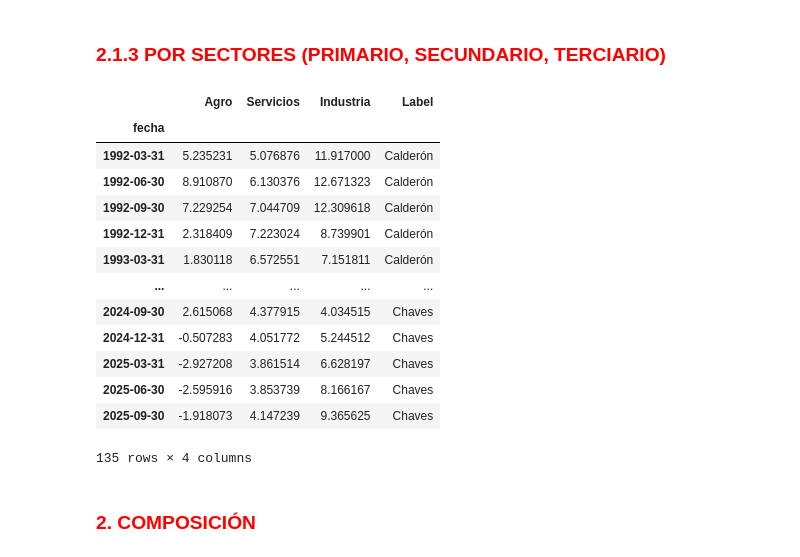
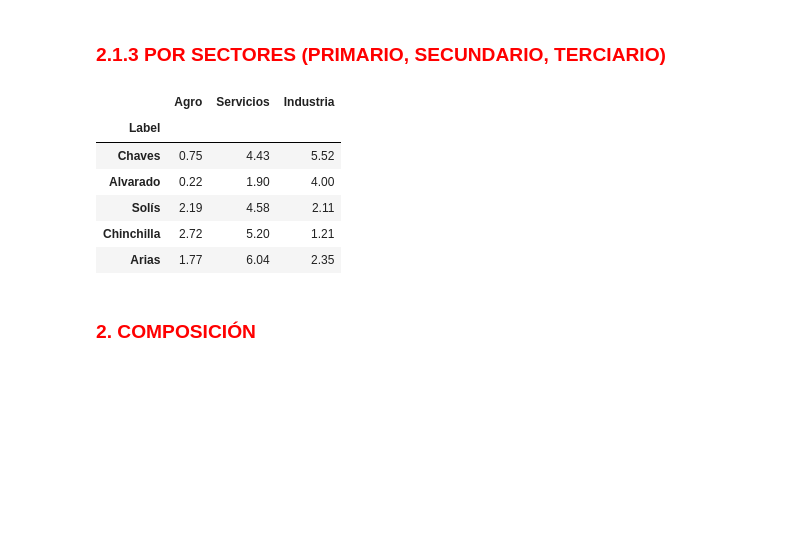
Before and after one commit to francinii/governomicsCR, a Jupyter notebook: informed_economist/notebooks/borrador_oferta.ipynb, the cells around one changed output. Cells and saved outputs as stored; diff of their text form; code cells hidden in the pictures; blank space fills up the shorter version.

```diff
--- a/informed_economist/notebooks/borrador_oferta.ipynb
+++ b/informed_economist/notebooks/borrador_oferta.ipynb
@@ -273,33 +273,26 @@ memory usage: 16.9 KB
 # %%
 df = ob_pibv.oferta.get_sectores()
 df.columns = df.columns.str.replace('_TC', '')
 df.rename(columns={'Industria_Ampliada': 'Industria'}, inplace = True)
 df = year_on_year_changes(df, q = 4)
 df = tag_politics(df).drop(['President', 'Party', 'Term'], axis = 1)
 
 components = ['Agro', 'Servicios', 'Industria']
 means = df.groupby("Label")[components].mean()
-to_remove = ["Calderón", "Pacheco", "Rodríguez", "Olsen"]
+to_remove = ["Calderón", "Pacheco", "Rodríguez"]
 means = means.drop(index=to_remove, errors="ignore")
 fig = plot_bar_subplots_by_administration(df = means, variables = components, colors = presidential_colors, title = "Costa Rica: Crecimiento Promedio del PIB por Administración y Sector", y_title = "Crecimiento Interanual (%)")
 fig.show()
 
 g(means.loc[['Chaves', 'Alvarado', 'Solís', 'Chinchilla', 'Arias']])
 # %% [output]
-|  | Agro | Servicios | Industria | Label |
-| fecha |  |  |  |  |
-| 1992-03-31 | 5.235231 | 5.076876 | 11.917000 | Calderón |
-| 1992-06-30 | 8.910870 | 6.130376 | 12.671323 | Calderón |
-| 1992-09-30 | 7.229254 | 7.044709 | 12.309618 | Calderón |
-| 1992-12-31 | 2.318409 | 7.223024 | 8.739901 | Calderón |
-| 1993-03-31 | 1.830118 | 6.572551 | 7.151811 | Calderón |
-| ... | ... | ... | ... | ... |
-| 2024-09-30 | 2.615068 | 4.377915 | 4.034515 | Chaves |
-| 2024-12-31 | -0.507283 | 4.051772 | 5.244512 | Chaves |
-| 2025-03-31 | -2.927208 | 3.861514 | 6.628197 | Chaves |
-| 2025-06-30 | -2.595916 | 3.853739 | 8.166167 | Chaves |
-| 2025-09-30 | -1.918073 | 4.147239 | 9.365625 | Chaves |
+|  | Agro | Servicios | Industria |
+| Label |  |  |  |
+| Chaves | 0.75 | 4.43 | 5.52 |
+| Alvarado | 0.22 | 1.90 | 4.00 |
+| Solís | 2.19 | 4.58 | 2.11 |
+| Chinchilla | 2.72 | 5.20 | 1.21 |
+| Arias | 1.77 | 6.04 | 2.35 |
-135 rows × 4 columns
 # %% [markdown]
 ### <font color = 'red'> 2. COMPOSICIÓN
 # %%
```
Also changed, not shown: 2 other files.
